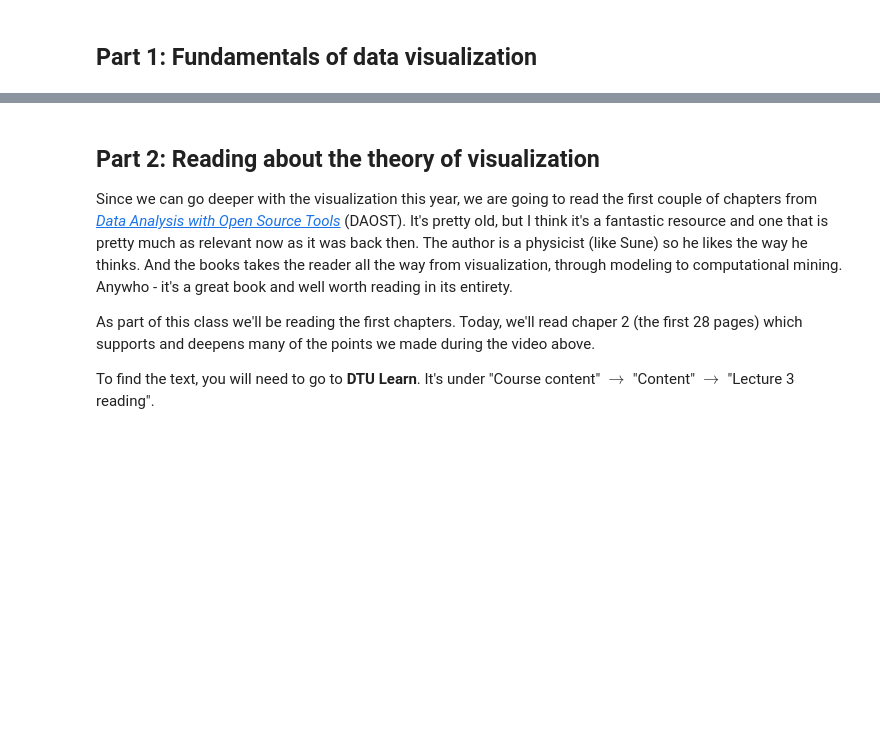
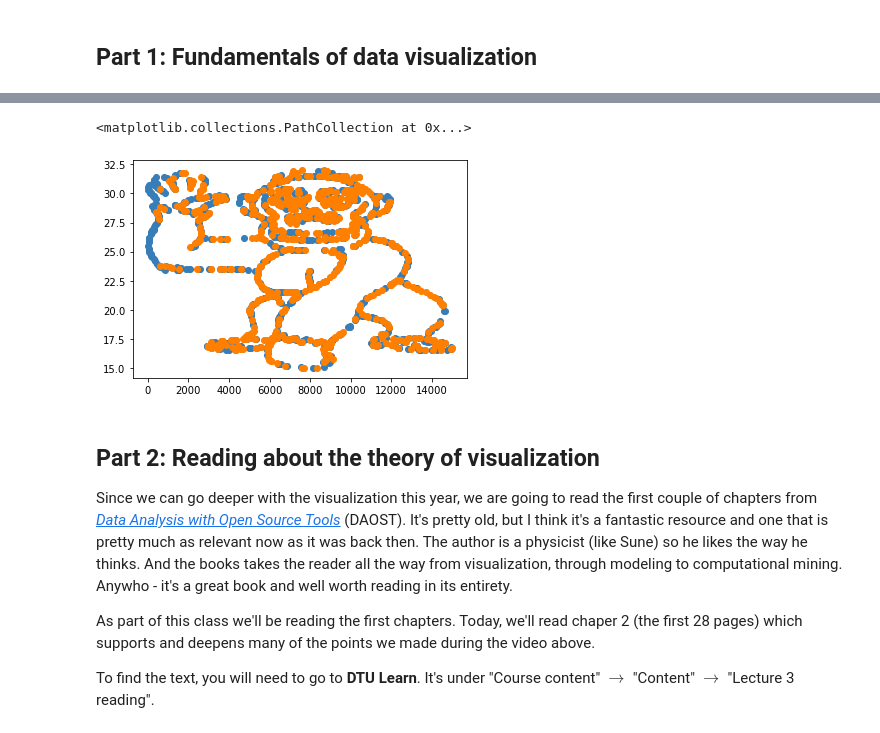
Before and after one commit to player1s/SocialDataWithTheBESTGroupEver, a Jupyter notebook: lectures/Week3.ipynb, the cells around one changed output, grey strips where cells are left out. Saved outputs shown, nothing was run; the diff lists cells and outputs as text; code cells hidden in the pictures; blank space fills up the shorter version.

```diff
--- a/lectures/Week3.ipynb
+++ b/lectures/Week3.ipynb
@@ -52,3 +139,26 @@ Ok, now that we've talked a bit about correlation and distributions, we are goin
+# %%
+# 1.2.2
+import scipy
+
+Pearson_correlation_steps_BMI_women = scipy.stats.pearsonr(female['steps'],female['bmi'])[0]
+Pearson_correlation_steps_BMI_men = scipy.stats.pearsonr(male['steps'],male['bmi'])[0]
+
+# source:
+# https://www.researchgate.net/publication/6747371_The_inverse_relationship_between_number_of_steps_per_day_and_obesity_in_a_population-based_sample_-_The_AusDiab_study
+
+# 1.3
+# Create a scatter plot with both data samples. Use `color='#f6756d'` for one <font color=#f6756d>sample</font> and `color='#10bdc3'`
+
+import matplotlib.pyplot as plt
+
+plt.scatter(x=female['steps'], y=female['bmi'], c='#377eb8')
+plt.scatter(x=male['steps'], y=male['bmi'], c='#ff7f00')
+
+# good colors to use, so color blind people can still see the results
+# CB_color_cycle = ['#377eb8', '#ff7f00', '#4daf4a', '#f781bf', '#a65628', '#984ea3', '#999999', '#e41a1c', '#dede00']
+# %% [output]
+<matplotlib.collections.PathCollection at 0x...>
+[figure, added]
 # %% [markdown]
 ## Part 2: Reading about the theory of visualization
 
```
Also changed, not shown: parts of 16 cells of this notebook.
